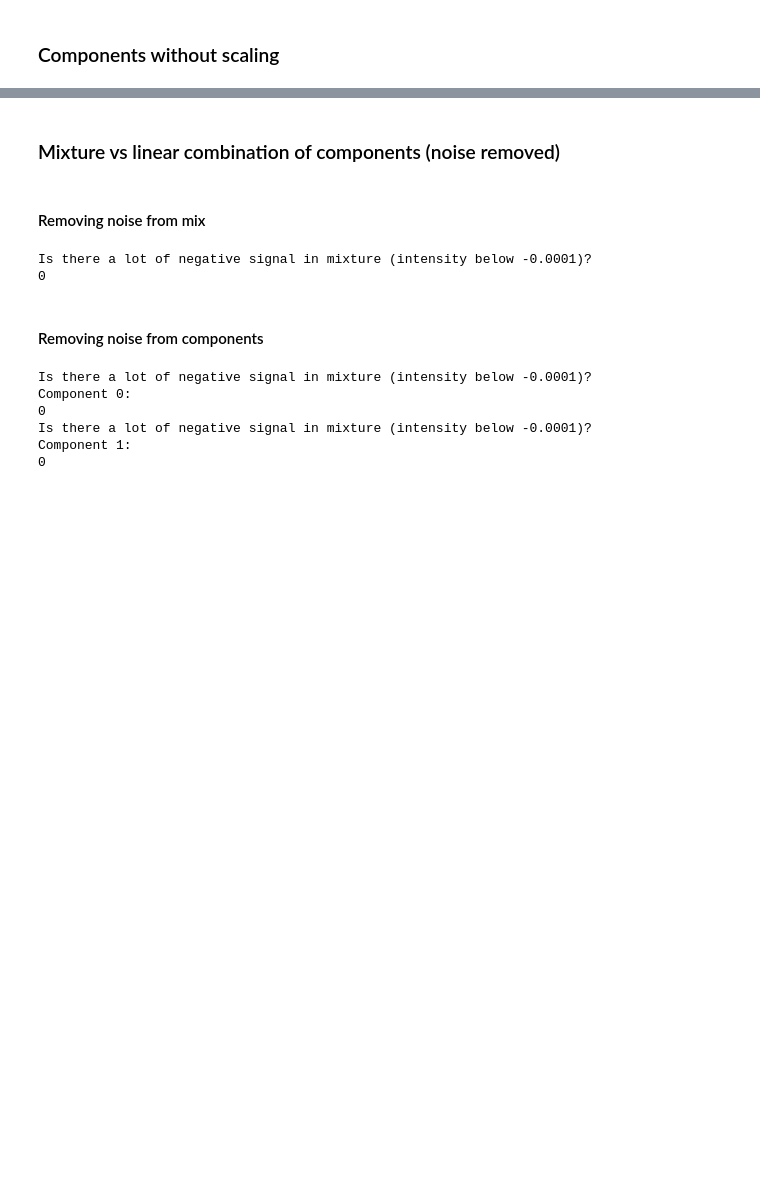
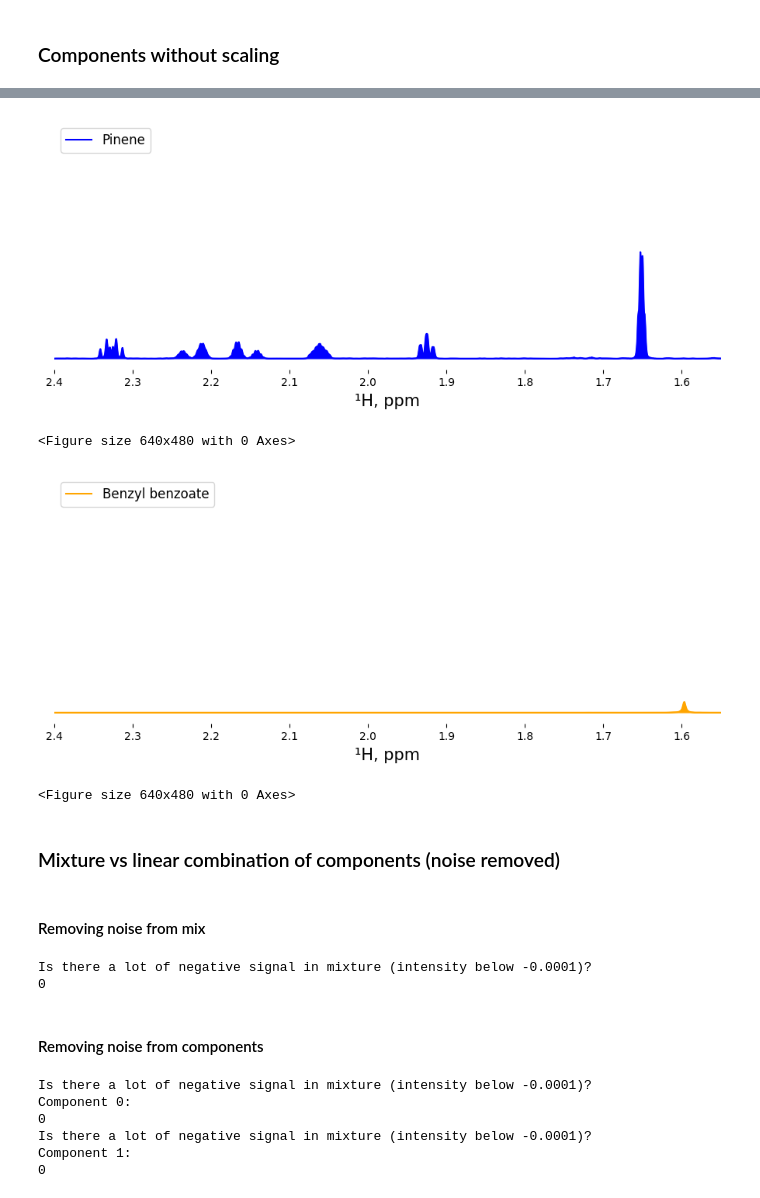
Before and after one commit to BDomzal/magnetstein_data, a Jupyter notebook: spectra_visualisation.ipynb, the cells around one changed output, grey strips where cells are left out. Cells and saved outputs as stored; diff of their text form; code cells hidden in the pictures; blank space fills up the shorter version.

Commit message:
Function for drawing spectra without rescaling

```diff
--- a/spectra_visualisation.ipynb
+++ b/spectra_visualisation.ipynb
@@ -104,2 +11,28 @@ experiments_folders = {'experiment_1': 'experiment_1_intensity_difference',
+# %%
+import json
+
+with open('config.json', 'r') as f:
+    config = json.load(f)
+
+MAGNETSTEIN_PATH = config["magnetstein_path"]
+SRC_PATH = config["src_path"]
+
+import sys
+sys.path.insert(0, MAGNETSTEIN_PATH)
+sys.path.insert(1, SRC_PATH)
+from utils import *
+
+COMPONENTS_DICTIONARY = config["components_dictionary"]
+PROTONS_DICTIONARY = config["protons_dictionary"]
+GROUND_TRUTH_MOLAR_PROPORTIONS = config["ground_truth_molar_proportions"]
+if 'variant' in locals():
+    GROUND_TRUTH_MOLAR_PROPORTIONS["experiment_10"] = GROUND_TRUTH_MOLAR_PROPORTIONS["experiment_10"][variant]
+
+EXPERIMENTS_FOLDERS = config["experiments_folders"]
+
+XLIMS_LOWER = config["xlims_lower"]
+XLIMS_UPPER = config["xlims_upper"]
+YLIMS_LOWER = config["ylims_lower"]
+YLIMS_UPPER = config["ylims_upper"]
 # %% [markdown]
 ### Loading the data
@@ -147,3 +41,9 @@ for i, name in enumerate(names):
+# %%
+spectra, names, how_many_components = get_components_spectra(nr_of_experiment,
+                                                             EXPERIMENTS_FOLDERS,
+                                                             COMPONENTS_DICTIONARY,
+                                                             PROTONS_DICTIONARY,
+                                                             variant=variant)
 # %% [markdown]
 ### Estimation with default kappas
 # %%
@@ -240,3 +85,19 @@ for i, spectrum in enumerate(spectra):
+# %%
+plot_components_without_scaling(
+									spectra,
+									COMPONENTS_DICTIONARY,
+									nr_of_experiment,
+                                    XLIMS_LOWER,
+                                    XLIMS_UPPER,
+									variant=0,
+									path_to_save=os.getcwd()+'/visualisations/',
+									colors = ['blue', 'orange', 'green', 'red', 'pink']
+									)
+# %% [output]
+[figure, added]
+<Figure size 640x480 with 0 Axes>
+[figure, added]
+<Figure size 640x480 with 0 Axes>
 # %% [markdown]
 ### Mixture vs linear combination of components (noise removed)
 # %%
```
Also changed, not shown: parts of 26 cells of this notebook, 2 other files.
